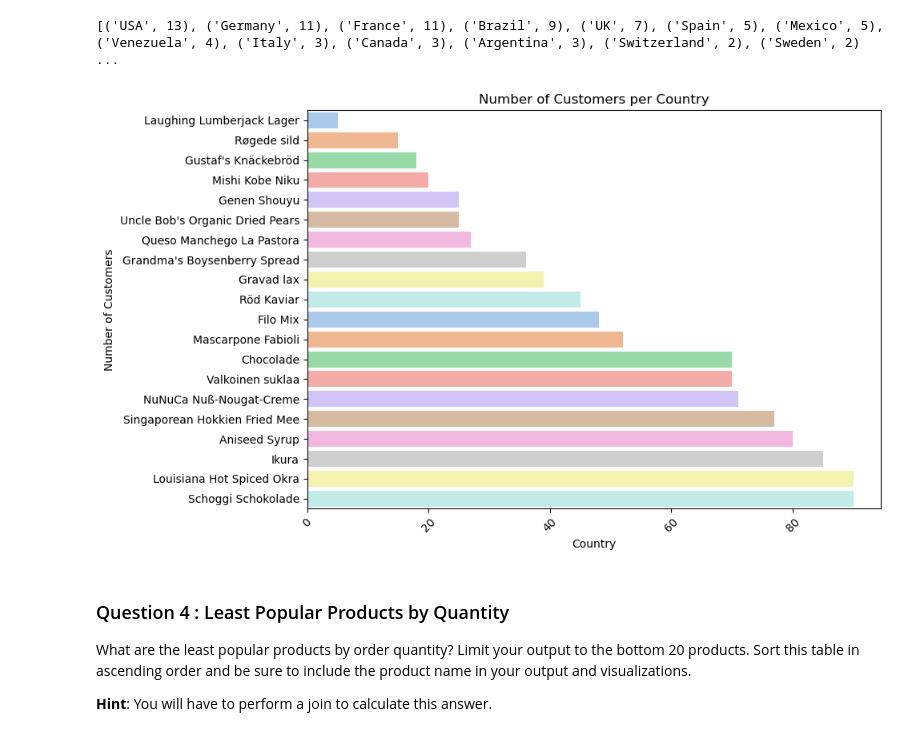
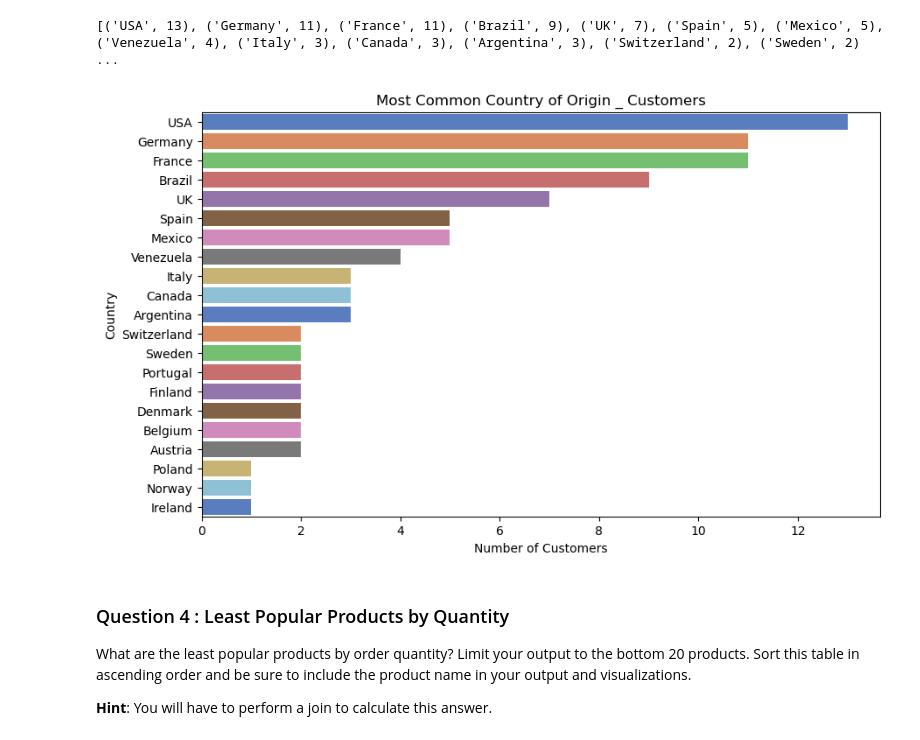
Before and after one commit to NadyaT-hub/Ad-Hoc-Food-Report, a Jupyter notebook: adhoc-sql/adhoc_report.ipynb, the cells around one changed output. Saved outputs shown, nothing was run; the diff lists cells and outputs as text; code cells hidden in the pictures.

```diff
--- a/adhoc-sql/adhoc_report.ipynb
+++ b/adhoc-sql/adhoc_report.ipynb
@@ -93,19 +91,17 @@ print(rows)
 # %%
 # TODO: Convert your list of tuples to a dataframe
 df = pd.DataFrame(rows, columns=['Country', 'Customer_Count'])
 
 # TODO: Generate a visualization on this dataframe
 plt.figure(figsize=(10,6))
-sns.barplot(x='Customer_Count', y='Country', data=df, hue='Country', legend=False, palette='pastel')
+sns.barplot(x='Customer_Count', y='Country', data=df, hue='Country', legend=False, palette='muted')
 
-plt.title('Number of Customers per Country')
-plt.xlabel('Country')
-plt.ylabel('Number of Customers')
-plt.xticks(rotation=45)
-plt.tight_layout()
+plt.title('Most Common Country of Origin _ Customers')
+plt.xlabel('Number of Customers')
+plt.ylabel('Country')
 plt.show()
 # %% [output]
-[figure, old version]
+[figure, new version]
 # %% [markdown]
 ### Question 4 : Least Popular Products by Quantity
 
```
Also changed, not shown: parts of 11 cells of this notebook.
